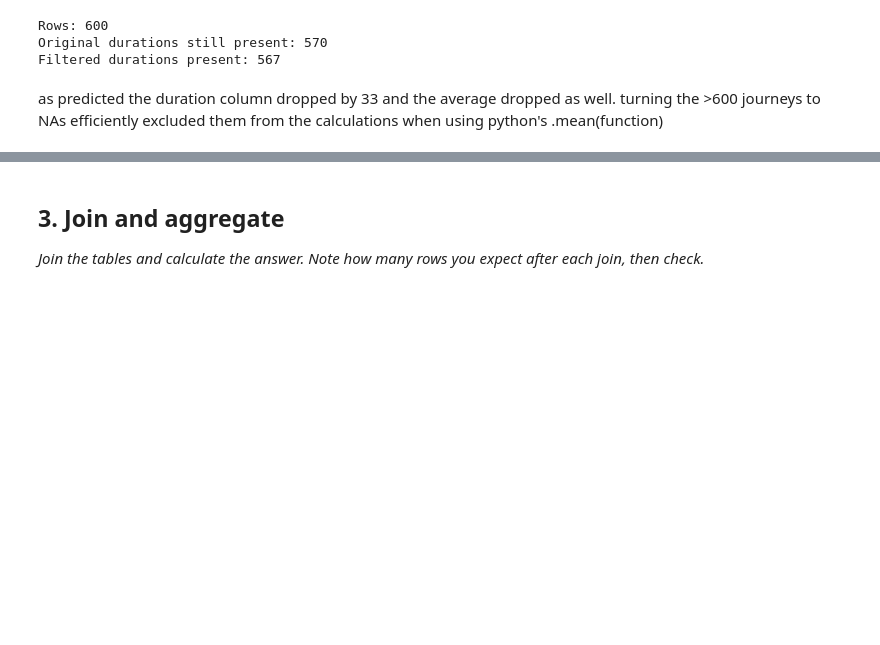
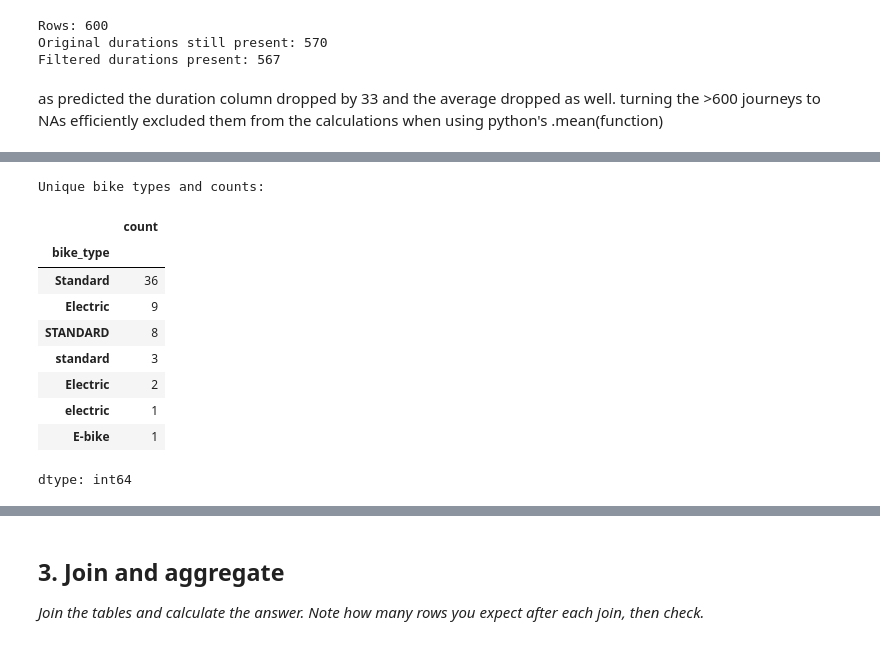
Before and after one commit to Shalom-u5841413/Shalomu5841413-AnalyticsEngineering, a Jupyter notebook: 2_03_practice_bike_hire_student.ipynb, the cells around one changed output, grey strips where cells are left out. Cells and saved outputs as stored; diff of their text form; code cells hidden in the pictures; blank space fills up the shorter version.

```diff
--- a/2_03_practice_bike_hire_student.ipynb
+++ b/2_03_practice_bike_hire_student.ipynb
@@ -396,0 +401,22 @@ as predicted the duration column dropped by 33 and the average dropped as well.
+# %%
+# Access the bikes table
+bikes = tables["bikes"]
+
+# Count the occurrences of each unique bike type
+bike_type_counts = bikes["bike_type"].value_counts(dropna=False)
+
+# Display the unique types and counts
+print("Unique bike types and counts:")
+display(bike_type_counts)
+# %% [output]
+Unique bike types and counts:
+|  | count |
+| bike_type |  |
+| Standard | 36 |
+| Electric | 9 |
+| STANDARD | 8 |
+| standard | 3 |
+| Electric | 2 |
+| electric | 1 |
+| E-bike | 1 |
+dtype: int64
```
Also changed, not shown: parts of 13 cells of this notebook.
